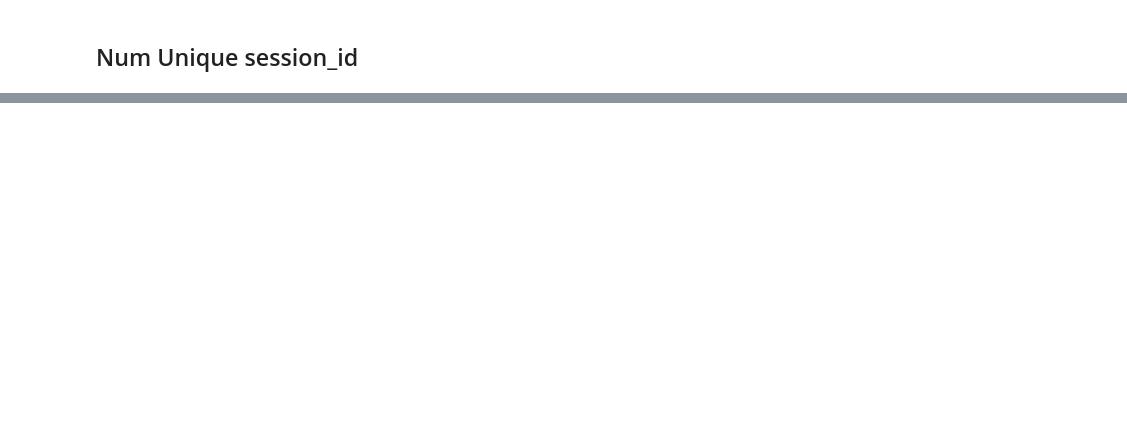
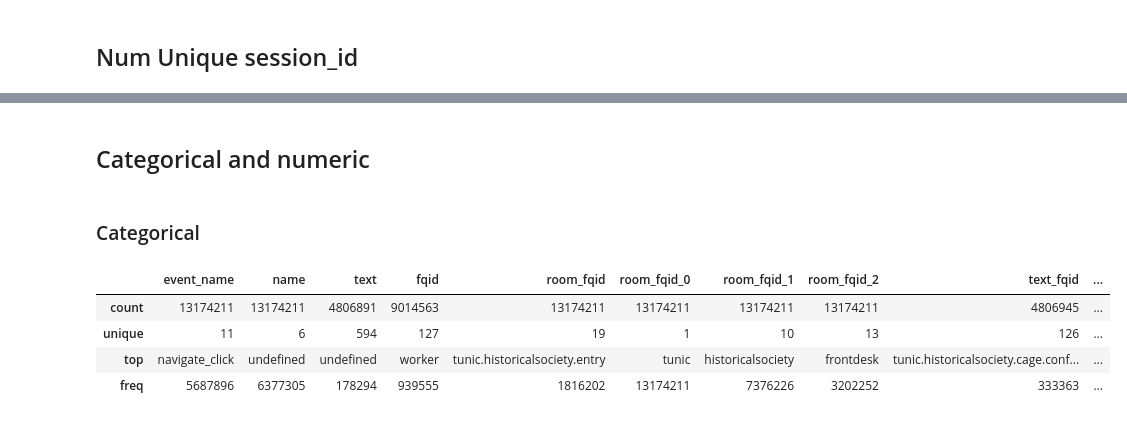
Before and after one commit to konumaru/predict_student_performance, a Jupyter notebook: notebook/eda.ipynb, the cells around one changed output, grey strips where cells are left out. Saved outputs shown, nothing was run; the diff lists cells and outputs as text; code cells hidden in the pictures; blank space fills up the shorter version.

```diff
--- a/notebook/eda.ipynb
+++ b/notebook/eda.ipynb
@@ -170,0 +277,2 @@ for name, df in dfs.items():
+# %% [markdown]
+## Categorical and numeric
@@ -170,0 +305,2 @@ for name, df in dfs.items():
+# %% [markdown]
+### Categorical
@@ -170,0 +310,8 @@ for name, df in dfs.items():
+# %%
+train[cols_cat].describe(include="O")
+# %% [output]
+|  | event_name | name | text | fqid | room_fqid | room_fqid_0 | room_fqid_1 | room_fqid_2 | text_fqid | ... |
+| count | 13174211 | 13174211 | 4806891 | 9014563 | 13174211 | 13174211 | 13174211 | 13174211 | 4806945 | ... |
+| unique | 11 | 6 | 594 | 127 | 19 | 1 | 10 | 13 | 126 | ... |
+| top | navigate_click | undefined | undefined | worker | tunic.historicalsociety.entry | tunic | historicalsociety | frontdesk | tunic.historicalsociety.cage.conf... | ... |
+| freq | 5687896 | 6377305 | 178294 | 939555 | 1816202 | 13174211 | 7376226 | 3202252 | 333363 | ... |
```
Also changed, not shown: parts of 27 cells of this notebook, 1 other file.
